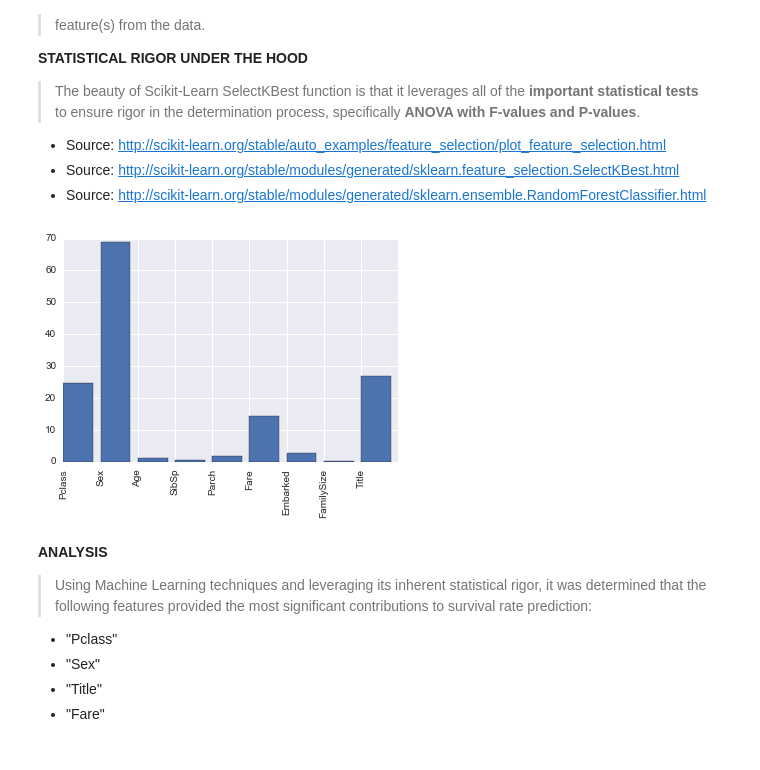
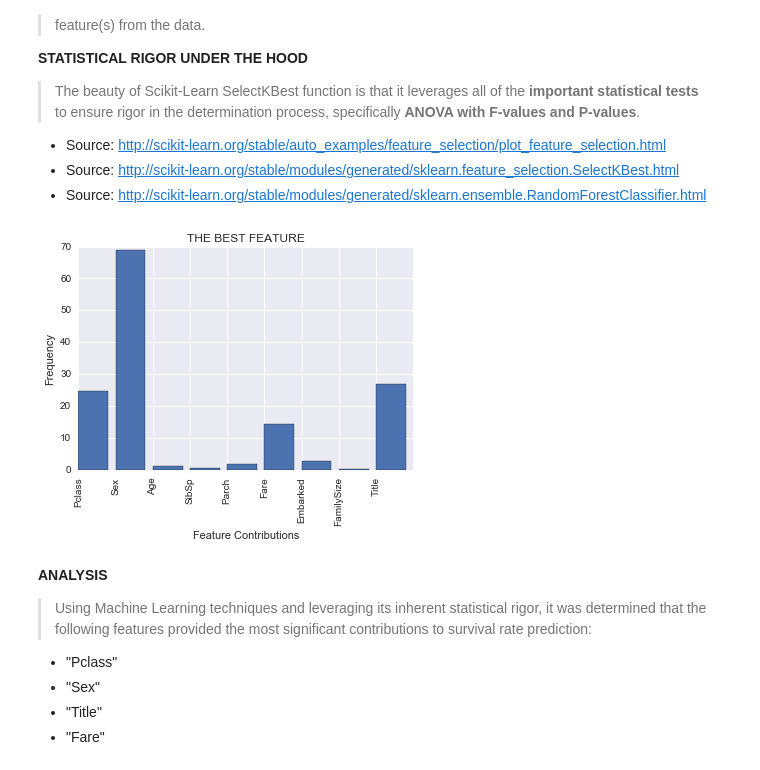
Before and after one commit to profversaggi/Udacity_Nano_DataScience, a Jupyter notebook: Project_2/Project # 2 Submission - Investigate a Dataset - Titanic.ipynb, the cells around one changed output. Drawn from its saved outputs; the diff is of its cells as text; code cells hidden in the pictures.

```diff
--- a/Project_2/Project # 2 Submission - Investigate a Dataset - Titanic.ipynb
+++ b/Project_2/Project # 2 Submission - Investigate a Dataset - Titanic.ipynb
@@ -674,27 +744,35 @@ titanic_ml_df["Title"] = titles
 # %%
 # FINDING THE BEST FEATURE and PLOT them.
 
 import numpy as np
 from sklearn.feature_selection import SelectKBest, f_classif
 
 # Establish Predictors
 predictors = ["Pclass", "Sex", "Age", "SibSp", "Parch", "Fare", "Embarked", "FamilySize", "Title"]
 
 # Perform feature selection using ANOVA F-value between labe/feature for classification tasks,
 # and get the appropriate features.
 selector = SelectKBest(f_classif, k=5)
 selector.fit(titanic_ml_df[predictors], titanic_ml_df["Survived"])
 
 # Fetch the raw p-values for each feature, and transform from p-values into scores
 # using Numpy's Log10 function.
+
+# NOTE: The "-np.log10" is used to ensure the normalization of the input variables (selector.pvalues_),
+#       that the input variables are approximately normal in distribution, and that the output variable
+#       is constant variance (that the variance of the output variable is independent of the input variables).
+#       Without this transformation the scores would not produce the results we desire (best feature).
 scores = -np.log10(selector.pvalues_)
 
 # Plot the scores, and NOTICE: the larger contribution of "Pclass", "Sex", "Title", and "Fare".
 plt.bar(range(len(predictors)), scores)
 plt.xticks(range(len(predictors)), predictors, rotation='vertical')
+plt.xlabel('Feature Contributions')
+plt.ylabel('Frequency')
+plt.title('THE BEST FEATURE')
 plt.show()
 # %% [output]
-[figure, old version]
+[figure, new version]
 # %% [markdown]
 **ANALYSIS**
 
```
Also changed, not shown: parts of 42 cells of this notebook, 4 other files.
